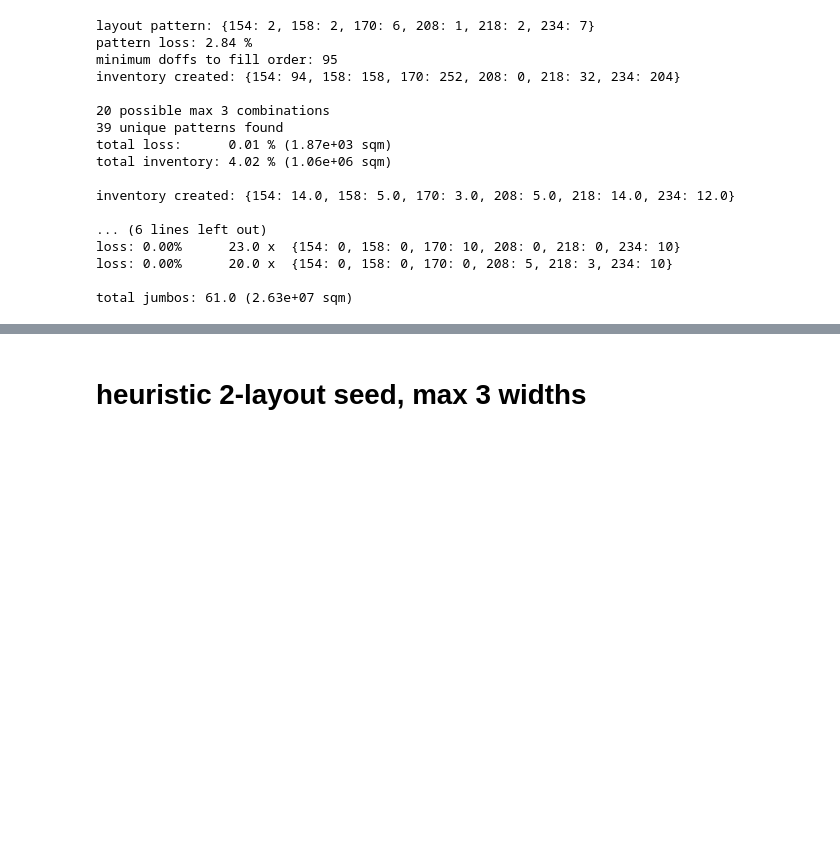
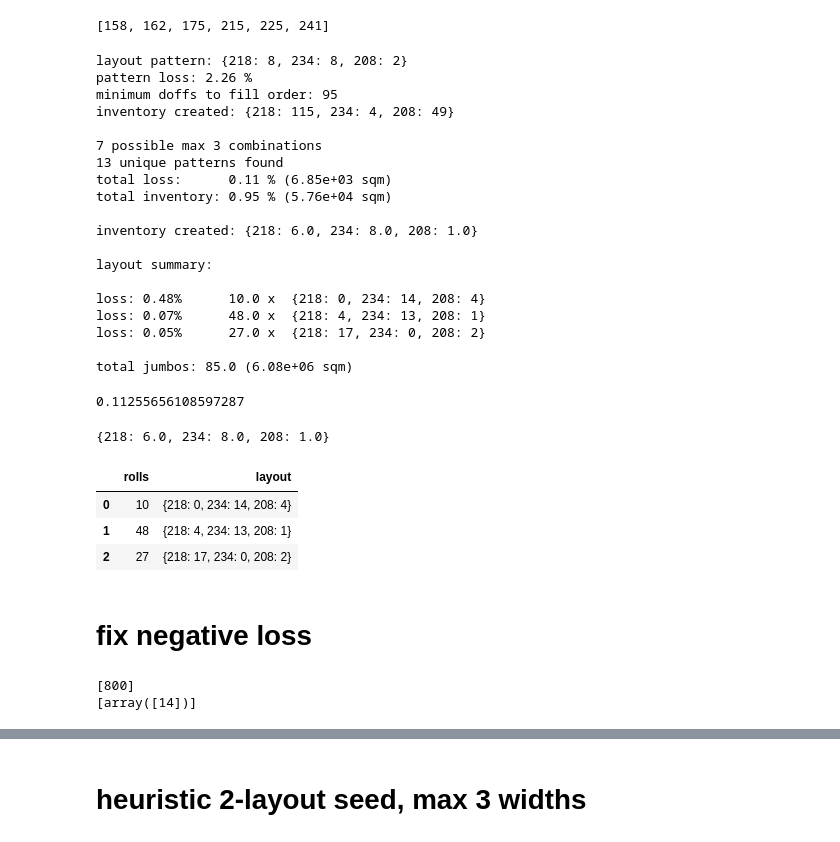
Before and after one commit to wesleybeckner/decklizer, a Jupyter notebook: examples/Deckle V2.ipynb, the cells around one changed output, grey strips where cells are left out. Cells and saved outputs as stored; diff of their text form; code cells hidden in the pictures; blank space fills up the shorter version.

```diff
--- a/examples/Deckle V2.ipynb
+++ b/examples/Deckle V2.ipynb
@@ -55,0 +56,4 @@ undeckled jumbos needed (q): [96, 32, 318, 95, 158, 461]
+# %%
+w
+# %% [output]
+[158, 162, 175, 215, 225, 241]
@@ -56,25 +102,51 @@ undeckled jumbos needed (q): [96, 32, 318, 95, 158, 461]
 # %%
-max_combinations=3
-patterns, layout = seed_patterns(w, q, B, n, max_combinations=max_combinations, verbiose=True)
+goal = 3
+max_combinations= 3
+max_patterns= 4
+verbiose = True
+patterns, layout = seed_patterns(w, q, B, n,
+                                 max_combinations=max_combinations,
+                                 goal=goal,
+                                 verbiose=verbiose)
 
 loss, inventory, summary = find_optimum(patterns, layout, w, q, B, n, L,
-                                        max_combinations=max_combinations, max_patterns=4,
+                                        max_combinations=max_combinations, max_patterns=max_patterns,
                                         prioritize='time')
 # %% [output]
-layout pattern: {154: 2, 158: 2, 170: 6, 208: 1, 218: 2, 234: 7}
-pattern loss: 2.84 %
+layout pattern: {218: 8, 234: 8, 208: 2}
+pattern loss: 2.26 %
 minimum doffs to fill order: 95
-inventory created: {154: 94, 158: 158, 170: 252, 208: 0, 218: 32, 234: 204}
+inventory created: {218: 115, 234: 4, 208: 49}
 
-20 possible max 3 combinations
-39 unique patterns found
-total loss:      0.01 % (1.87e+03 sqm)
-total inventory: 4.02 % (1.06e+06 sqm)
+7 possible max 3 combinations
+13 unique patterns found
+total loss:      0.11 % (6.85e+03 sqm)
+total inventory: 0.95 % (5.76e+04 sqm)
 
-inventory created: {154: 14.0, 158: 5.0, 170: 3.0, 208: 5.0, 218: 14.0, 234: 12.0}
+inventory created: {218: 6.0, 234: 8.0, 208: 1.0}
 
-... (6 lines left out)
-loss: 0.00%      23.0 x  {154: 0, 158: 0, 170: 10, 208: 0, 218: 0, 234: 10}
-loss: 0.00%      20.0 x  {154: 0, 158: 0, 170: 0, 208: 5, 218: 3, 234: 10}
+layout summary:
 
-total jumbos: 61.0 (2.63e+07 sqm)
+loss: 0.48%      10.0 x  {218: 0, 234: 14, 208: 4}
+loss: 0.07%      48.0 x  {218: 4, 234: 13, 208: 1}
+loss: 0.05%      27.0 x  {218: 17, 234: 0, 208: 2}
+
+total jumbos: 85.0 (6.08e+06 sqm)
+# %%
+loss
+# %% [output]
+0.11255656108597287
+# %%
+inventory
+# %% [output]
+{218: 6.0, 234: 8.0, 208: 1.0}
+# %%
+summary.columns = ['loss', 'rolls', 'layout']
+summary[['rolls', 'layout']]
+# %% [output]
+|  | rolls | layout |
+| 0 | 10 | {218: 0, 234: 14, 208: 4} |
+| 1 | 48 | {218: 4, 234: 13, 208: 1} |
+| 2 | 27 | {218: 17, 234: 0, 208: 2} |
+# %% [markdown]
+# fix negative loss
@@ -80,0 +157,8 @@ total jumbos: 61.0 (2.63e+07 sqm)
+# %%
+###### w = list(order['widthAdjusted'].unique())
+print(w)
+n = list(order.groupby('widthAdjusted')['neckInValue'].unique())
+print(n)
+# %% [output]
+[800]
+[array([14])]
```
Also changed, not shown: parts of 15 cells of this notebook, 8 other files.
